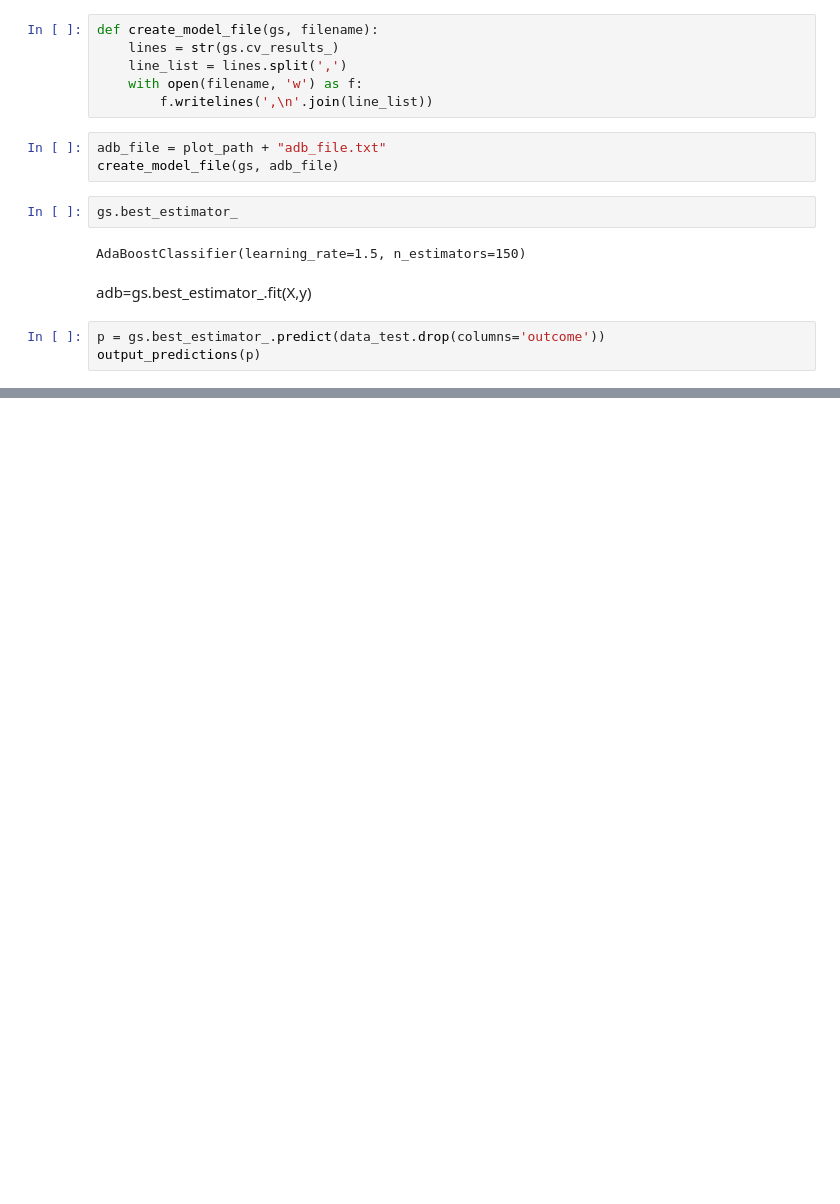
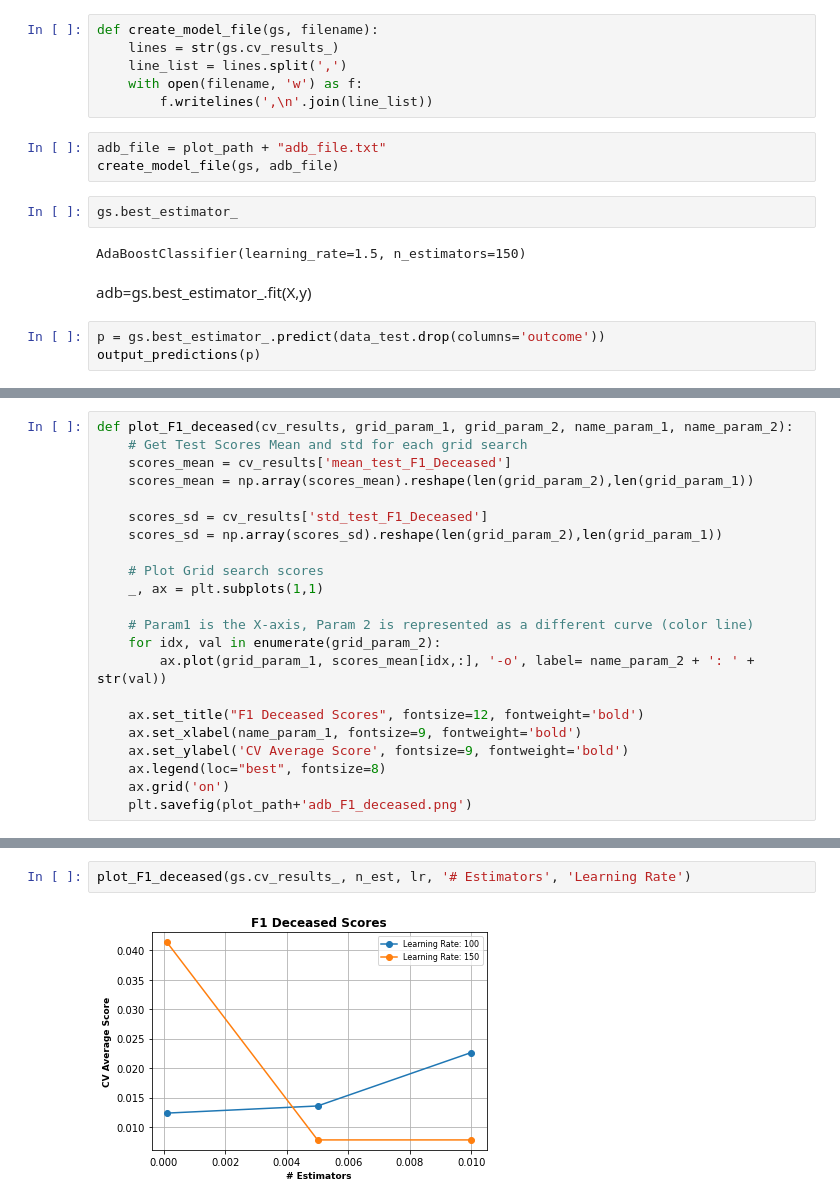
Before and after one commit to scotchontherocks31/cmpt459project, a Jupyter notebook: src/adb.ipynb, the cells around one changed output, grey strips where cells are left out. Drawn from its saved outputs; the diff is of its cells as text; blank space fills up the shorter version.

```diff
--- a/src/adb.ipynb
+++ b/src/adb.ipynb
@@ -147,0 +192,22 @@ output_predictions(p)
+# %%
+def plot_F1_deceased(cv_results, grid_param_1, grid_param_2, name_param_1, name_param_2):
+    # Get Test Scores Mean and std for each grid search
+    scores_mean = cv_results['mean_test_F1_Deceased']
+    scores_mean = np.array(scores_mean).reshape(len(grid_param_2),len(grid_param_1))
+
+    scores_sd = cv_results['std_test_F1_Deceased']
+    scores_sd = np.array(scores_sd).reshape(len(grid_param_2),len(grid_param_1))
+
+    # Plot Grid search scores
+    _, ax = plt.subplots(1,1)
+
+    # Param1 is the X-axis, Param 2 is represented as a different curve (color line)
+    for idx, val in enumerate(grid_param_2):
+        ax.plot(grid_param_1, scores_mean[idx,:], '-o', label= name_param_2 + ': ' + str(val))
+
+    ax.set_title("F1 Deceased Scores", fontsize=12, fontweight='bold')
+    ax.set_xlabel(name_param_1, fontsize=9, fontweight='bold')
+    ax.set_ylabel('CV Average Score', fontsize=9, fontweight='bold')
+    ax.legend(loc="best", fontsize=8)
+    ax.grid('on')
+    plt.savefig(plot_path+'adb_F1_deceased.png')
@@ -147,0 +246,4 @@ output_predictions(p)
+# %%
+plot_F1_deceased(gs.cv_results_, n_est, lr, '# Estimators', 'Learning Rate')
+# %% [output]
+[figure, added]
```
Also changed, not shown: parts of 7 cells of this notebook.
